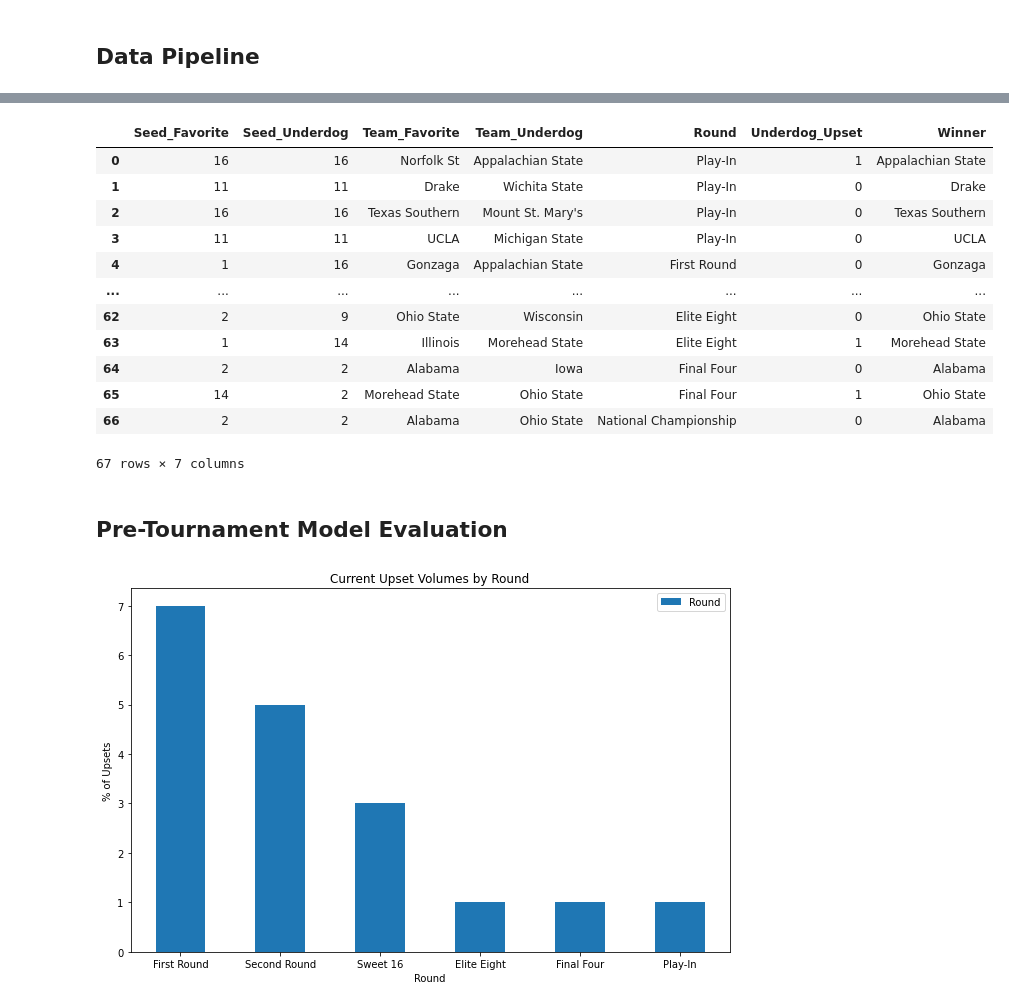
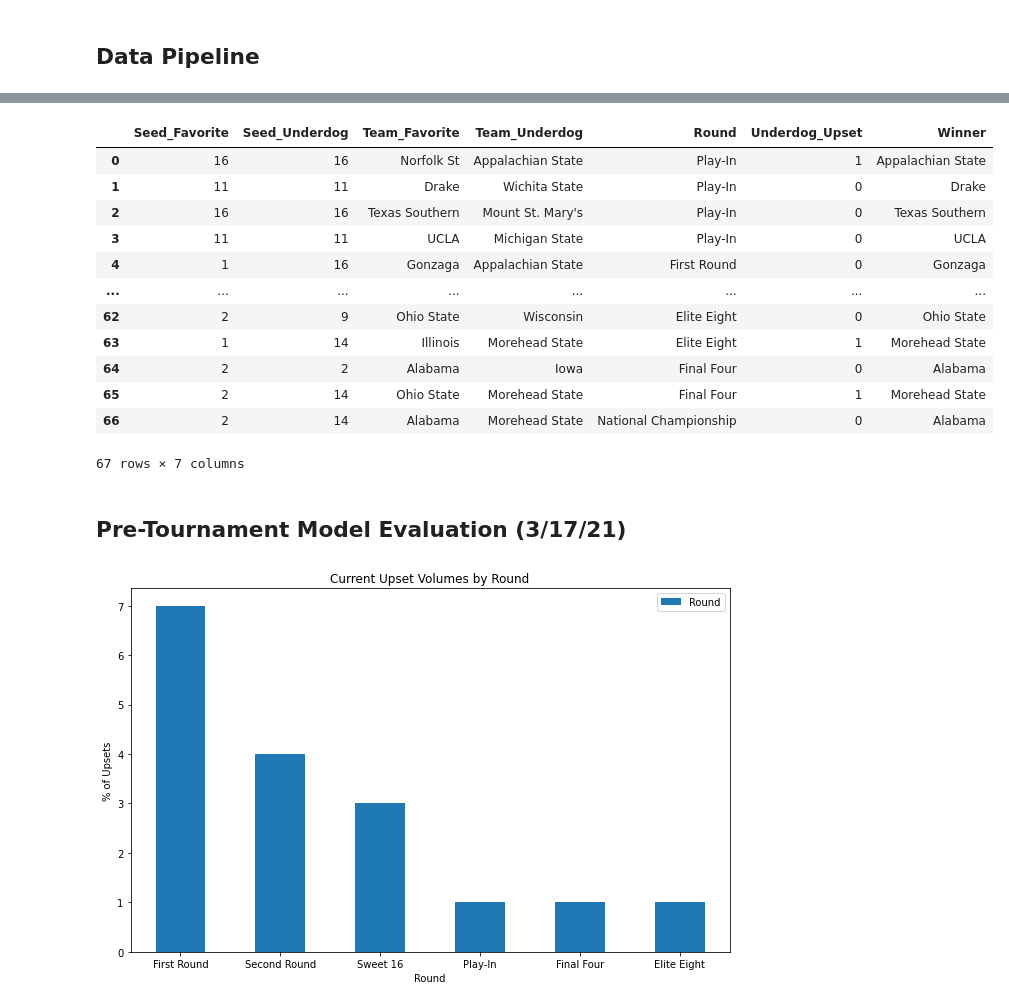
Before and after one commit to matthew-agard/March-Madness-Predictions, a Jupyter notebook: March_Madness_Predictions.ipynb, the cells around one changed output, grey strips where cells are left out. Cells and saved outputs as stored; diff of their text form; code cells hidden in the pictures.

```diff
--- a/March_Madness_Predictions.ipynb
+++ b/March_Madness_Predictions.ipynb
@@ -454,7 +454,9 @@ format_plot(title='Model Stability', xlabel='Standard Deviation (Std)', ylabel='
 # %% [markdown]
 # Model Evaluation
 # %%
-best_model = cv_models['SVM'][-1].best_estimator_
+from sklearn.svm import LinearSVC
+# best_model = cv_models['SVM'][-1].best_estimator_
+best_model = LinearSVC(C=0.01, dual=False, random_state=42).fit(X_train, y_train)
 y_preds = best_model.predict(X_test)
 
 display(best_model)
@@ -539,26 +541,23 @@ display(play_in), display(first_round)
 (None, None)
 # %%
-for df in [play_in, first_round]:
-    clean_round_cols(df)
-
 bracket_preds = bracket_pipeline(curr_year, play_in, first_round, best_model, null_drops)
 display(bracket_preds)
 # %% [output]
 |  | Seed_Favorite | Seed_Underdog | Team_Favorite | Team_Underdog | Round | Underdog_Upset | Winner |
 | 0 | 16 | 16 | Norfolk St | Appalachian State | Play-In | 1 | Appalachian State |
 | 1 | 11 | 11 | Drake | Wichita State | Play-In | 0 | Drake |
 | 2 | 16 | 16 | Texas Southern | Mount St. Mary's | Play-In | 0 | Texas Southern |
 | 3 | 11 | 11 | UCLA | Michigan State | Play-In | 0 | UCLA |
 | 4 | 1 | 16 | Gonzaga | Appalachian State | First Round | 0 | Gonzaga |
 | ... | ... | ... | ... | ... | ... | ... | ... |
 | 62 | 2 | 9 | Ohio State | Wisconsin | Elite Eight | 0 | Ohio State |
 | 63 | 1 | 14 | Illinois | Morehead State | Elite Eight | 1 | Morehead State |
 | 64 | 2 | 2 | Alabama | Iowa | Final Four | 0 | Alabama |
-| 65 | 14 | 2 | Morehead State | Ohio State | Final Four | 1 | Ohio State |
-| 66 | 2 | 2 | Alabama | Ohio State | National Championship | 0 | Alabama |
+| 65 | 2 | 14 | Ohio State | Morehead State | Final Four | 1 | Morehead State |
+| 66 | 2 | 14 | Alabama | Morehead State | National Championship | 0 | Alabama |
 67 rows × 7 columns
 # %% [markdown]
-## Pre-Tournament Model Evaluation
+## Pre-Tournament Model Evaluation (3/17/21)
 # %%
 curr_seed_pairs = get_seed_pairs(bracket_preds)
 curr_upset_pairs = curr_seed_pairs[curr_seed_pairs['Underdog_Upset'] == 1]
@@ -568,7 +567,7 @@ curr_upset_rounds_freq.plot(figsize=(9, 6), kind='bar', rot=0)
 
 format_plot(title='Current Upset Volumes by Round', xlabel='Round', ylabel='% of Upsets')
 # %% [output]
-[figure, old version]
+[figure, new version]
 # %%
 curr_seed_pairs = get_seed_pairs(bracket_preds)
 curr_upset_pairs = curr_seed_pairs[curr_seed_pairs['Underdog_Upset'] == 1]
```
Also changed, not shown: parts of 9 cells of this notebook.
